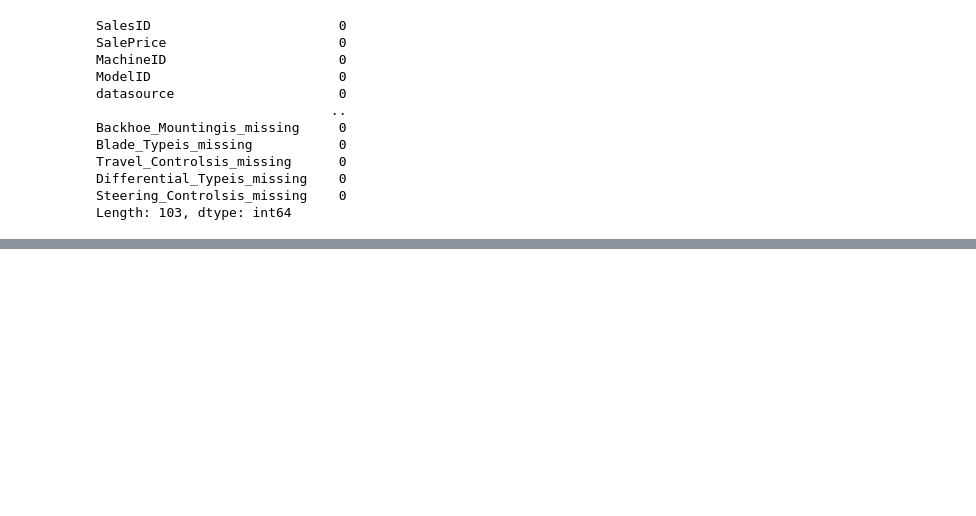
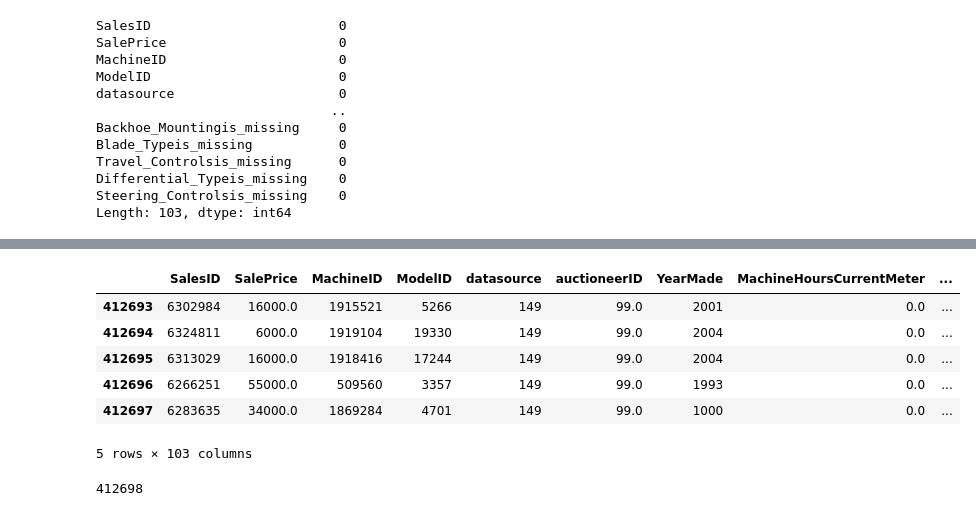
Before and after one commit to uuvedant4/bulldozer-price-prediction, a Jupyter notebook: bulldozer-price-prediction.ipynb, the cells around one changed output, grey strips where cells are left out. Drawn from its saved outputs; the diff is of its cells as text; code cells hidden in the pictures; blank space fills up the shorter version.

```diff
--- a/bulldozer-price-prediction.ipynb
+++ b/bulldozer-price-prediction.ipynb
@@ -788,0 +801,14 @@ Length: 103, dtype: int64
+# %%
+df_temp.tail()
+# %% [output]
+|  | SalesID | SalePrice | MachineID | ModelID | datasource | auctioneerID | YearMade | MachineHoursCurrentMeter | ... |
+| 412693 | 6302984 | 16000.0 | 1915521 | 5266 | 149 | 99.0 | 2001 | 0.0 | ... |
+| 412694 | 6324811 | 6000.0 | 1919104 | 19330 | 149 | 99.0 | 2004 | 0.0 | ... |
+| 412695 | 6313029 | 16000.0 | 1918416 | 17244 | 149 | 99.0 | 2004 | 0.0 | ... |
+| 412696 | 6266251 | 55000.0 | 509560 | 3357 | 149 | 99.0 | 1993 | 0.0 | ... |
+| 412697 | 6283635 | 34000.0 | 1869284 | 4701 | 149 | 99.0 | 1000 | 0.0 | ... |
+5 rows × 103 columns
+# %%
+len(df_temp)
+# %% [output]
+412698
```
Also changed, not shown: parts of 4 cells of this notebook.
